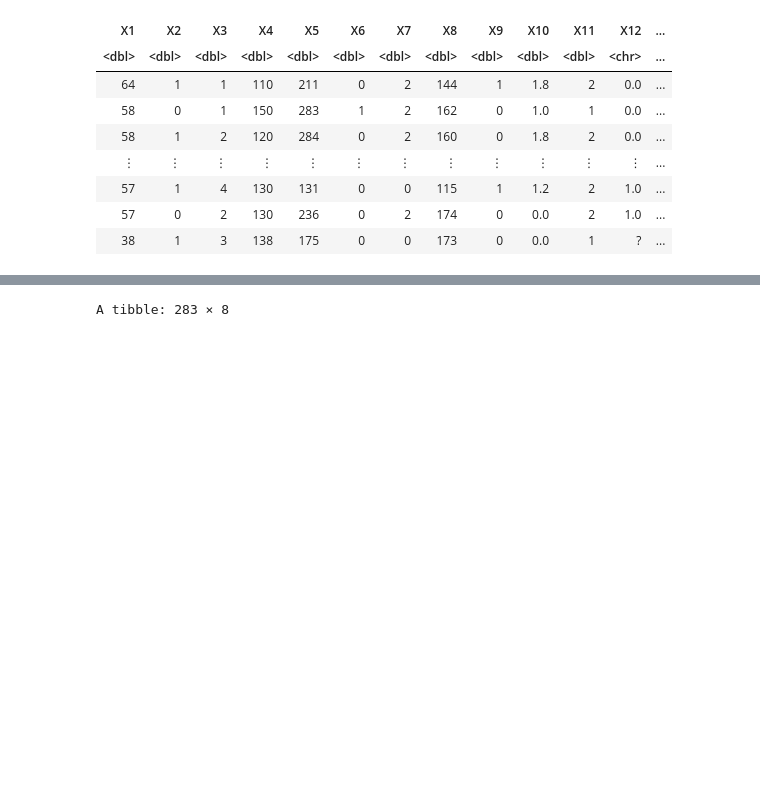
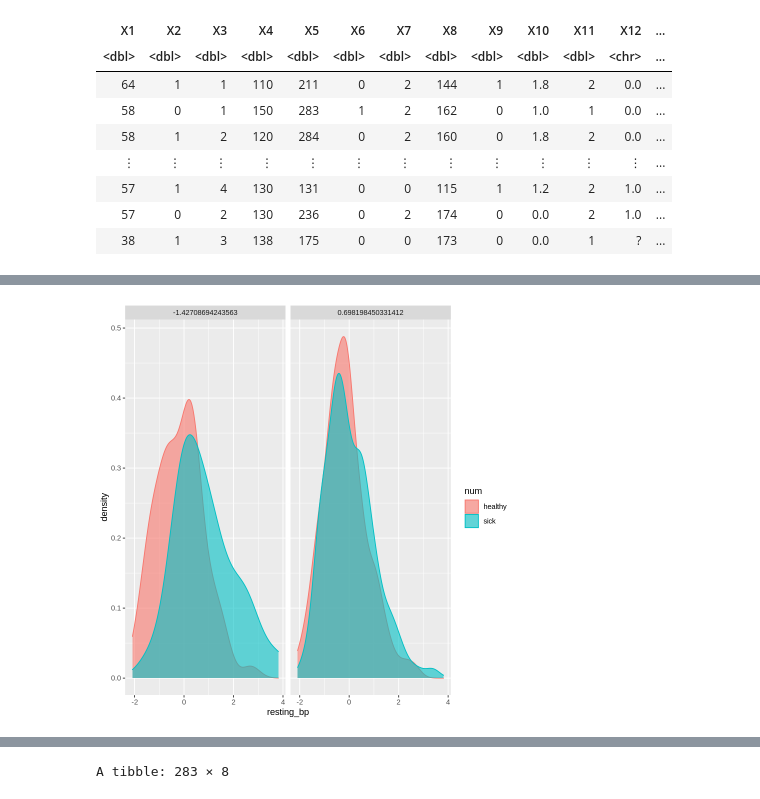
Before and after one commit to zohairomar1/HeartDiseasePredictionModel, a Jupyter notebook: group_project_report19.ipynb, the cells around one changed output, grey strips where cells are left out. Cells and saved outputs as stored; diff of their text form; code cells hidden in the pictures; blank space fills up the shorter version.

```diff
--- a/group_project_report19.ipynb
+++ b/group_project_report19.ipynb
@@ -76,0 +136,7 @@ A tibble: 283 × 14
+# %%
+heart_plot2 <- ggplot(data = heart_data_scaled_1, aes(x = resting_bp, color = num, fill = num)) +
+  geom_density(alpha = 0.6) +
+  facet_grid(~sex)
+heart_plot2
+# %% [output]
+[figure, added]
```
Also changed, not shown: parts of 21 cells of this notebook.
